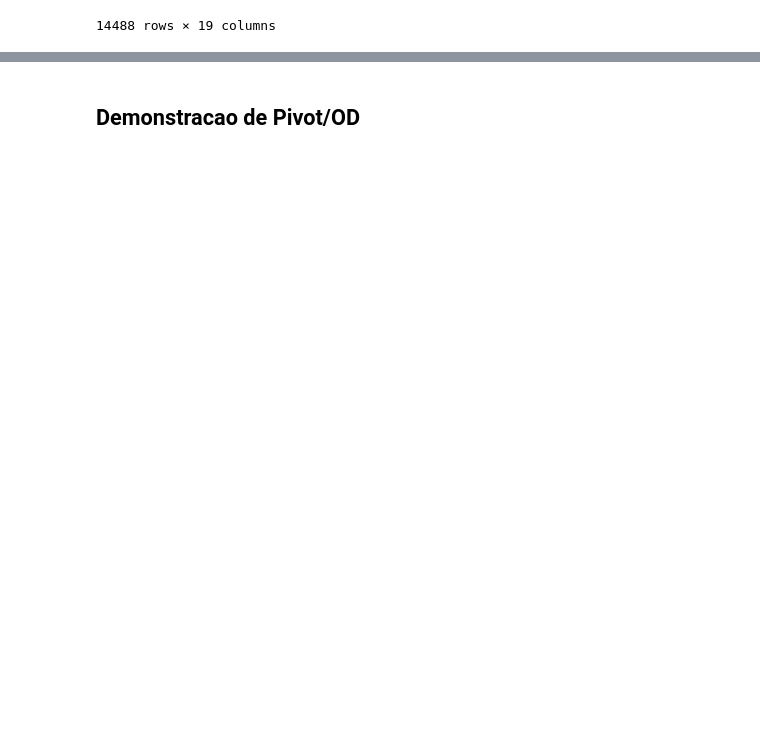
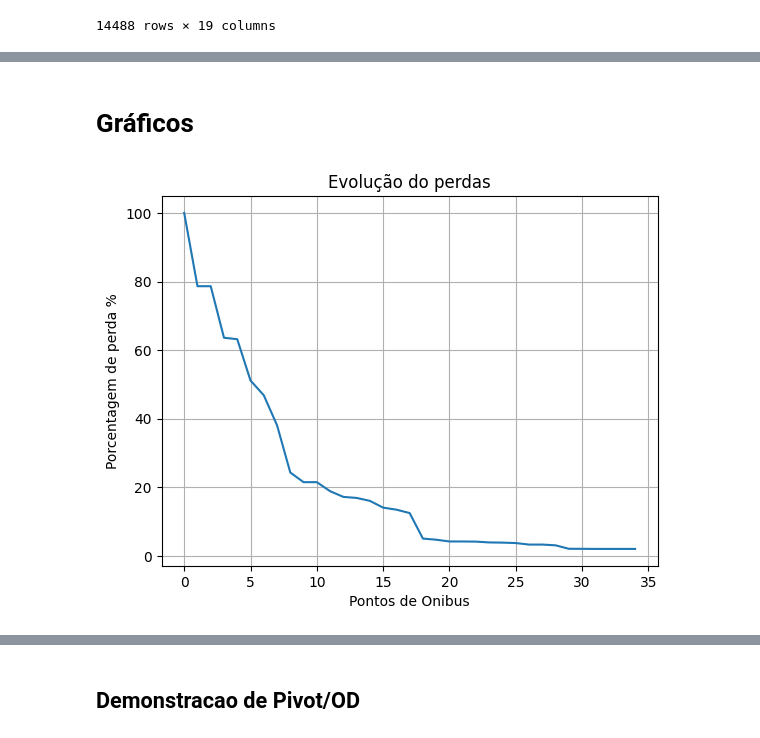
Before and after one commit to guilistocco/TCC_TABELA_DE_HORARIOS, a Jupyter notebook: executa_kmedoids.ipynb, the cells around one changed output, grey strips where cells are left out. Drawn from its saved outputs; the diff is of its cells as text; code cells hidden in the pictures; blank space fills up the shorter version.

```diff
--- a/executa_kmedoids.ipynb
+++ b/executa_kmedoids.ipynb
@@ -481,0 +541,7 @@ k_medoids_medoids [12, 10]
+# %%
+pivot_try = viagens_validas.copy()
+
+pivot_try['NEW_PontoInicial'] = pivot_try['PontoInicial'].map(mapas_pts_rep[0][0])
+pivot_try['NEW_PontoFinal'] = pivot_try['PontoFinal'].map(mapas_pts_rep[0][0])
+
+pivot_try
@@ -481,0 +562,3 @@ k_medoids_medoids [12, 10]
+# %%
+agrupamento = pivot_try.groupby(['NEW_PontoInicial','NEW_PontoFinal']).agg({'sequence':'count'}).reset_index()
+display(agrupamento.pivot(index= 'NEW_PontoInicial', columns='NEW_PontoFinal', values='sequence').fillna(0))
@@ -481,0 +569,28 @@ k_medoids_medoids [12, 10]
+# %%
+
+# pivot_try = viagens_validas.copy()
+perdas = []
+for a in range(len(mapas_pts_rep)):
+
+    viagens_validas_copy = viagens_validas.copy()
+    print('----------------------------------------------------------------------------------------------------------------')
+    dic_aux = {}
+
+    for b in range(len(mapas_pts_rep[a])):
+        dic_aux.update(mapas_pts_rep[a][b])
+
+
+    viagens_validas_copy['NEW_PontoInicial'] = viagens_validas_copy['PontoInicial'].map(dic_aux)
+    viagens_validas_copy['NEW_PontoFinal'] = viagens_validas_copy['PontoFinal'].map(dic_aux)
+
+
+
+    agrupamento = viagens_validas_copy.groupby(['NEW_PontoInicial','NEW_PontoFinal']).agg({'sequence':'count'}).reset_index()
+
+    OD = agrupamento.pivot(index= 'NEW_PontoInicial', columns='NEW_PontoFinal', values='sequence').fillna(0)
+    display(OD)
+    diag = (OD.values.trace())
+    total = np.sum(OD.values)
+    perda = ((diag)/total)*100
+    print('Soma da Diagonal ',perda, 'Porcentagem %', (round(perda,2)))
+    perdas.append(perda)
@@ -481,0 +639,11 @@ k_medoids_medoids [12, 10]
+# %% [markdown]
+# Gráficos
+# %%
+plt.plot(perdas)
+plt.title('Evolução do perdas')
+plt.xlabel('Pontos de Onibus')
+plt.ylabel('Porcentagem de perda %')
+plt.grid()
+plt.show()
+# %% [output]
+[figure, added]
```
Also changed, not shown: parts of 26 cells of this notebook, 5 other files.
